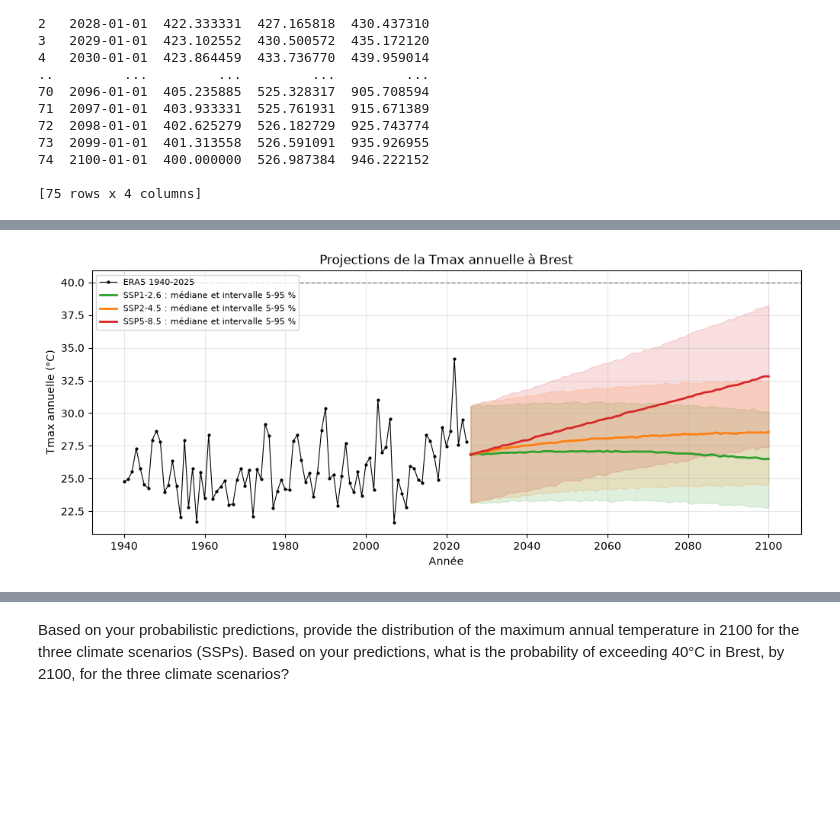
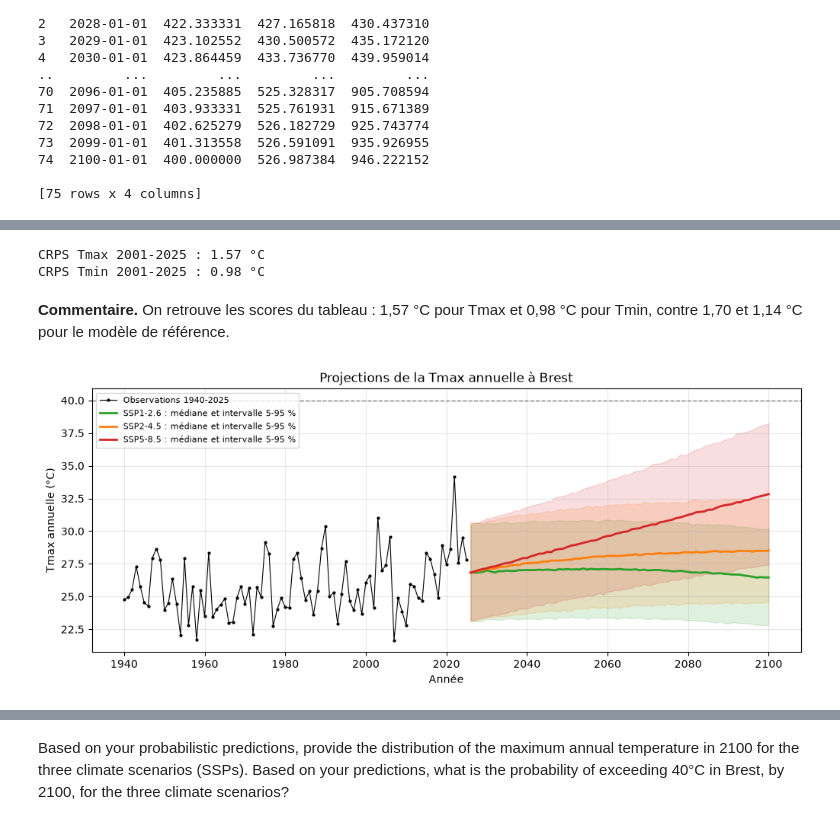
Before and after one commit to eliashas/mini-projet-stochastique, a Jupyter notebook: rendu_final_concis/rendu_final_groupe.ipynb, the cells around one changed output, grey strips where cells are left out. Cells and saved outputs as stored; diff of their text form; code cells hidden in the pictures; blank space fills up the shorter version.

```diff
--- a/rendu_final_concis/rendu_final_groupe.ipynb
+++ b/rendu_final_concis/rendu_final_groupe.ipynb
@@ -478,28 +447,42 @@ sur si peu de points rend les quantiles extrêmes instables.
+# %%
+# on refait le test du groupe : appris sur 1940-2000, noté sur 2001-2025
+avant, apres = (y['annee'] <= 2000).to_numpy(), (y['annee'] > 2000).to_numpy()
+for var in ['max', 'min']:
+    m = ajuster(x[avant], y[var].to_numpy()[avant])
+    print(f'CRPS T{var} 2001-2025 : {crps(tirer(m, x[apres]), y[var].to_numpy()[apres]):.2f} °C')
+# %% [output]
+CRPS Tmax 2001-2025 : 1.57 °C
+CRPS Tmin 2001-2025 : 0.98 °C
+# %% [markdown]
+**Commentaire.** On retrouve les scores du tableau : 1,57 °C pour Tmax et 0,98 °C pour Tmin, contre 1,70 et 1,14 °C
+pour le modèle de référence.
 # %%
-futur = yearly_future_co2.assign(annee=pd.to_datetime(yearly_future_co2.valid_time).dt.year)
+futur = yearly_future_co2.copy()
+futur['annee'] = pd.to_datetime(futur['valid_time']).dt.year
 SSP = {'ssp1-2.6': 'tab:green', 'ssp2-4.5': 'tab:orange', 'ssp5-8.5': 'tab:red'}
 
-def projeter(var, nom):
-    """Réajuste le modèle sur 1940-2025 et tire 10 000 trajectoires 2026-2100 par scénario."""
-    fit, tirer = MODELES[var][nom]
-    m = fit(x, y[var].to_numpy())
-    return {s: tirer(m, np.log(futur[s].to_numpy() / C0)) for s in SSP}
+def projeter(var):
+    # modèle réajusté sur 1940-2025, puis 10 000 tirages pour chaque année 2026-2100 et chaque scénario
+    m = ajuster(x, y[var].to_numpy())
+    return {s: tirer(m, np.log(futur[s].to_numpy())) for s in SSP}
 
 def tracer(var, sims, seuil):
-    fig, ax = plt.subplots(figsize=(12, 4.5))
-    ax.plot(y.annee, y[var], 'k.-', lw=.8, ms=4, label='ERA5 1940-2025')
-    for s, col in SSP.items():
+    plt.figure(figsize=(12, 4.5))
+    plt.plot(y['annee'], y[var], 'k.-', lw=0.8, ms=4, label='Observations 1940-2025')
+    for s, couleur in SSP.items():
         q5, q50, q95 = np.percentile(sims[s], [5, 50, 95], axis=0)
-        ax.fill_between(futur.annee, q5, q95, color=col, alpha=.15)
-        ax.plot(futur.annee, q50, color=col, lw=2, label=f'{s.upper()} : médiane et intervalle 5-95 %')
-    ax.axhline(seuil, color='grey', ls='--', lw=1)
-    ax.set(xlabel='Année', ylabel=f'T{var} annuelle (°C)', title=f'Projections de la T{var} annuelle à Brest')
-    ax.legend(loc='upper left', fontsize=8)
+        plt.fill_between(futur['annee'], q5, q95, color=couleur, alpha=0.15)
+        plt.plot(futur['annee'], q50, color=couleur, lw=2, label=f'{s.upper()} : médiane et intervalle 5-95 %')
+    plt.axhline(seuil, color='grey', ls='--', lw=1)
+    plt.xlabel('Année')
+    plt.ylabel(f'T{var} annuelle (°C)')
+    plt.title(f'Projections de la T{var} annuelle à Brest')
+    plt.legend(loc='upper left', fontsize=8)
     plt.show()
 
-sims_max = projeter('max', choix_max)
+sims_max = projeter('max')
 tracer('max', sims_max, 40)
 # %% [output]
-[figure, old version]
+[figure, new version]
 # %% [markdown]
 **Commentaire.** Les trois scénarios partent du même niveau en 2026 (médiane d'environ 27 °C) puis s'écartent. Avec
```
Also changed, not shown: parts of 17 cells of this notebook, 2 other files.
